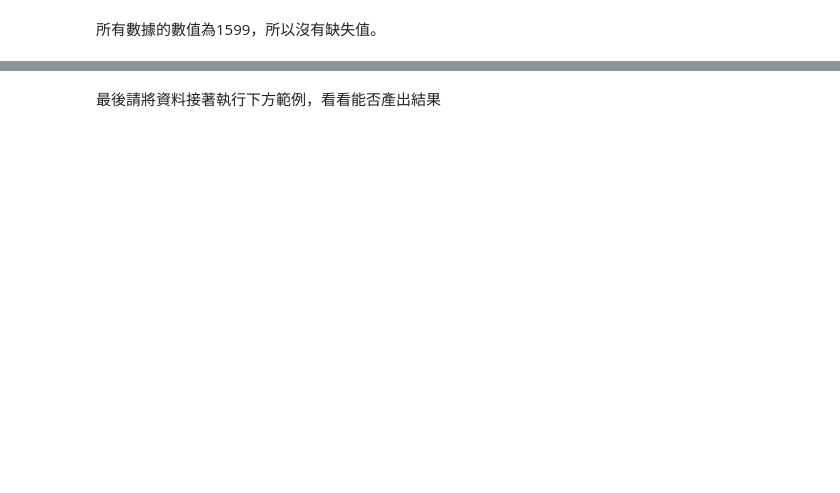
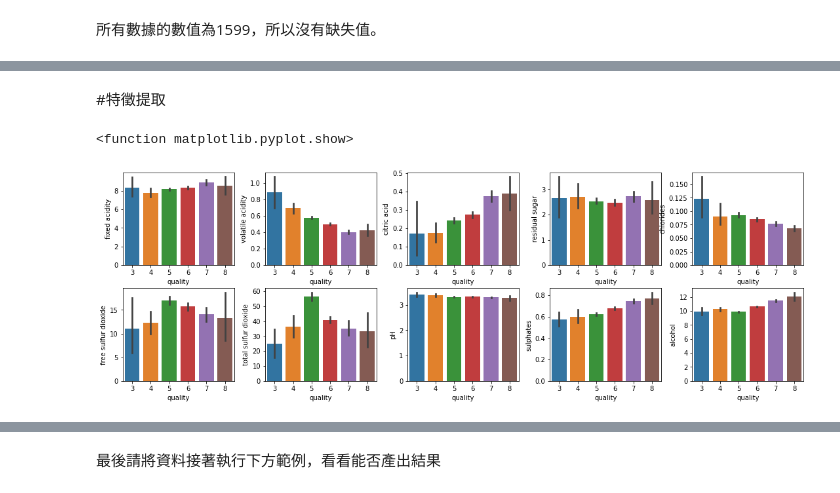
Before and after one commit to Roger8886/Prediction-of-quality-of-Wine, a Jupyter notebook: 專題實作_02：紅酒品質分類預測.ipynb, the cells around one changed output, grey strips where cells are left out. Drawn from its saved outputs; the diff is of its cells as text; code cells hidden in the pictures; blank space fills up the shorter version.

```diff
--- a/專題實作_02：紅酒品質分類預測.ipynb
+++ b/專題實作_02：紅酒品質分類預測.ipynb
@@ -127,0 +164,15 @@ memory usage: 150.0 KB
+# %% [markdown]
+#特徵提取
+# %%
+fig, ax = plt.subplots(ncols=5, nrows=2, figsize=(15, 5))
+ax = ax.flatten()
+index=0
+for i in wine.columns:
+  if i != 'quality':
+    sns.barplot(x='quality', y=i, data=wine, ax=ax[index])
+    index+=1
+plt.tight_layout(pad=0.4)
+plt.show
+# %% [output]
+<function matplotlib.pyplot.show>
+[figure, added]
```
Also changed, not shown: parts of 14 cells of this notebook.
